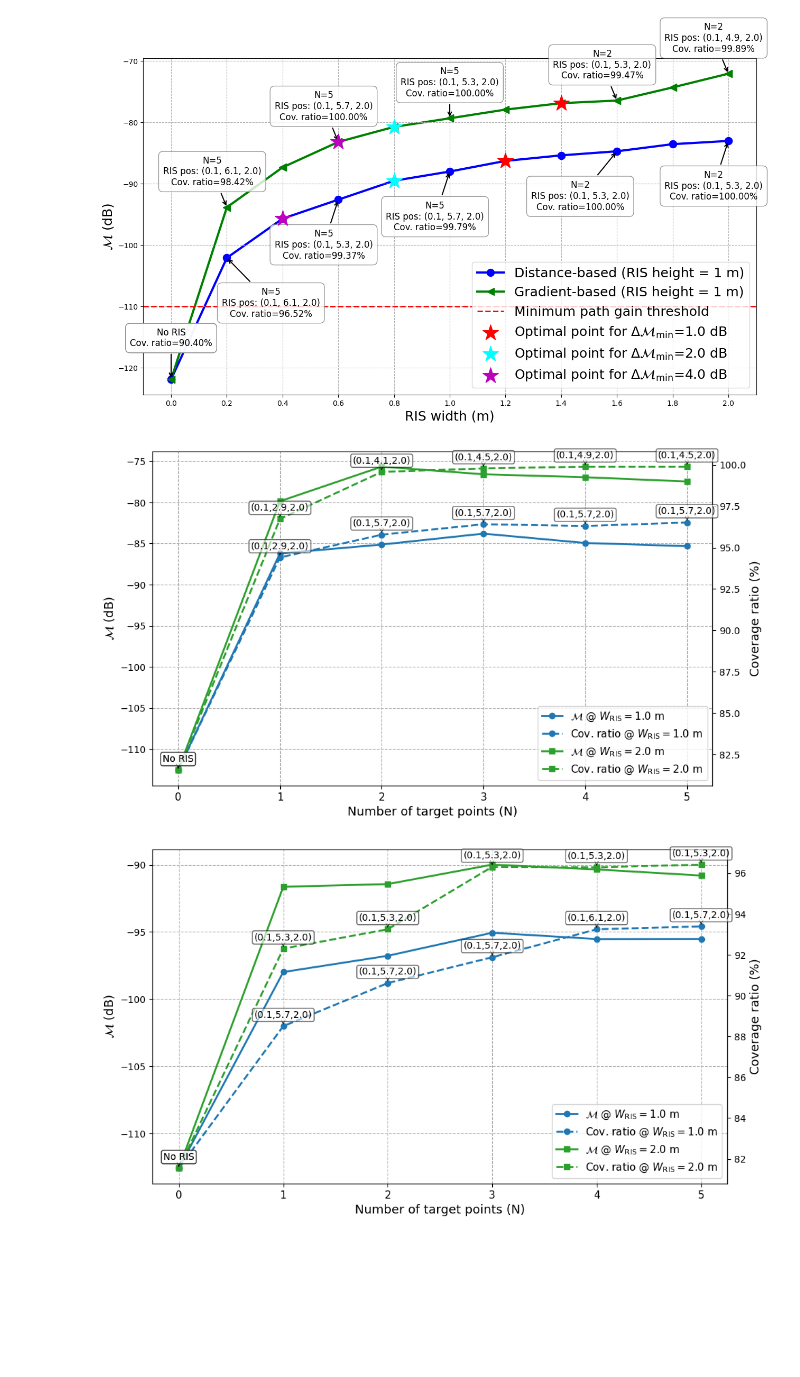
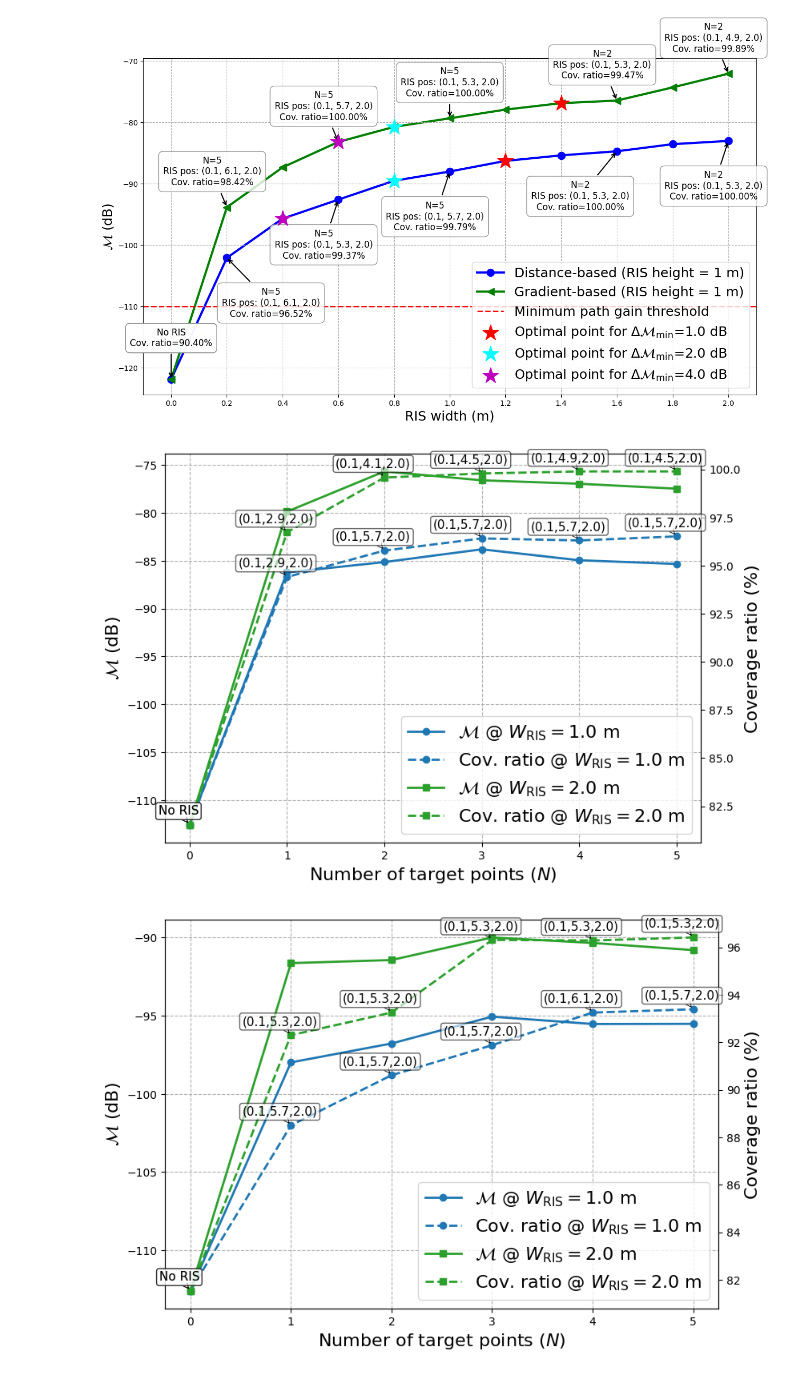
Before and after one commit to ekilcioglu/RIS-Optimization-GUI, a Jupyter notebook: GUI.ipynb, the cells around one changed output. Cells and saved outputs as stored; diff of their text form; code cells hidden in the pictures; blank space fills up the shorter version.

Commit message:
Modified the code for performance vs N and the captions of the paper

```diff
--- a/GUI.ipynb
+++ b/GUI.ipynb
@@ -2469,7 +2469,7 @@ def group_metrics_by_N_and_width(perf_data, coverage_data):
 
 # Plotting function for selected RIS widths
 def plot_performance_and_coverage_vs_N(data_grouped, widths_to_plot):
-    fig, ax1 = plt.subplots(figsize=(10, 6))
+    fig, ax1 = plt.subplots(figsize=(8.5, 6))
     ax2 = ax1.twinx()
 
     colors = ['tab:blue', 'tab:green', 'tab:orange', 'tab:red']
@@ -2501,54 +2501,55 @@ def plot_performance_and_coverage_vs_N(data_grouped, widths_to_plot):
             else:
                 label = f"({pos[0]:.1f},{pos[1]:.1f},{pos[2]:.1f})"
             ax2.annotate(label,
-                         xy=(x, y), xytext=(0, 9),
-                         textcoords="offset points", fontsize=10,
+                         xy=(x, y), xytext=(-10, 9),
+                         textcoords="offset points", fontsize=11,
                          ha='center', bbox=dict(boxstyle="round,pad=0.2", fc="white", alpha=0.6),
                          arrowprops=dict(arrowstyle="->", lw=0.6))
 
     # Format x-axis: integer ticks
     all_Ns = sorted({N for width in widths_to_plot for N in data_grouped[width].keys()})
     ax1.set_xticks(all_Ns)
-    ax1.set_xticklabels([str(N) for N in all_Ns], fontsize=11)
+    ax1.set_xticklabels([str(N) for N in all_Ns])
 
-    ax1.set_xlabel("Number of target points (N)", fontsize=13)
-    ax1.set_ylabel("$\mathcal{M}$ (dB)", fontsize=13, color='black')
-    ax2.set_ylabel("Coverage ratio (%)", fontsize=13, color='black')
+    ax1.set_xlabel("Number of target points ($N$)", fontsize=16)
+    ax1.set_ylabel("$\mathcal{M}$ (dB)", fontsize=16, color='black')
+    ax2.set_ylabel("Coverage ratio (%)", fontsize=16, color='black')
 
     ax1.grid(True, linestyle='--', linewidth=0.8)
     #plt.title("Performance and Coverage vs N for Selected RIS Widths", fontsize=15)
 
     # Add a single legend inside the plot at lower right
-    ax1.legend(all_lines, all_labels, loc='lower right', fontsize=11, frameon=True)
+    ax1.legend(all_lines, all_labels, loc='lower right', fontsize=16, frameon=True)
     plt.tight_layout()
 
     plt.tight_layout(rect=[0, 0.05, 1, 1])  # Leave space at bottom for legend
-    plt.savefig("performance_and_coverage_vs_N.png", bbox_inches="tight")
+    plt.savefig("performance_and_coverage_vs_N_Distance.png", bbox_inches="tight")
     plt.show()
 
 # Example usage
 if __name__ == "__main__":
     json_path_perf = "Paper-OJAP\\Data results\\Gradient-based\\metrics_RIS_height_1.0_extended-N-1-2-3-4-5.json"
     json_path_cov = "Paper-OJAP\\Data results\\Gradient-based\\metrics_coverage_ratio_RIS_height_1.0_extended-N-1-2-3-4-5.json"
 
     with open(json_path_perf, 'r') as f1, open(json_path_cov, 'r') as f2:
         perf_data = json.load(f1)
         coverage_data = json.load(f2)
 
     widths_to_plot = [1.0, 2.0]
     grouped_data = group_metrics_by_N_and_width(perf_data, coverage_data)
     plot_performance_and_coverage_vs_N(grouped_data, widths_to_plot)
 
+
     json_path_perf = "Paper-OJAP\\Data results\\Distance-based\\metrics_RIS_height_1.0_distance_extended.json"
     json_path_cov = "Paper-OJAP\\Data results\\Distance-based\\metrics_coverage_ratio_RIS_height_1.0_distance_extended.json"
 
     with open(json_path_perf, 'r') as f1, open(json_path_cov, 'r') as f2:
         perf_data = json.load(f1)
         coverage_data = json.load(f2)
 
     widths_to_plot = [1.0, 2.0]
     grouped_data = group_metrics_by_N_and_width(perf_data, coverage_data)
     plot_performance_and_coverage_vs_N(grouped_data, widths_to_plot)
 # %% [output]
-[figure, old version]
+[figure, new version]
-[figure, old version]
+[figure, new version]
```
Also changed, not shown: 7 other files.
